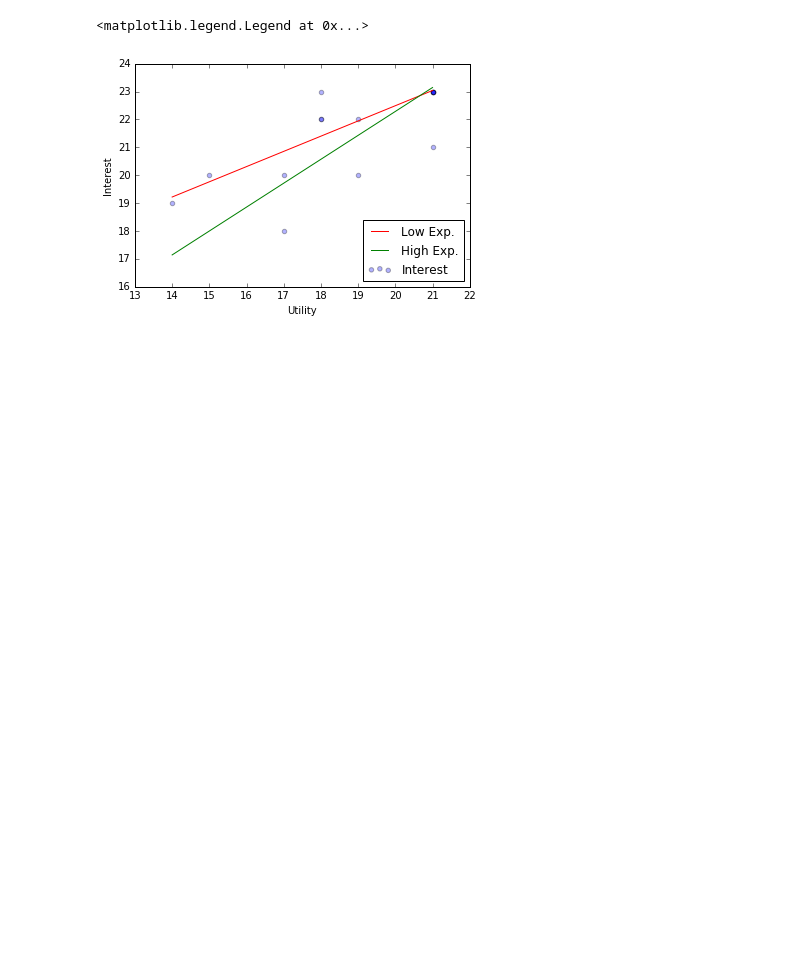
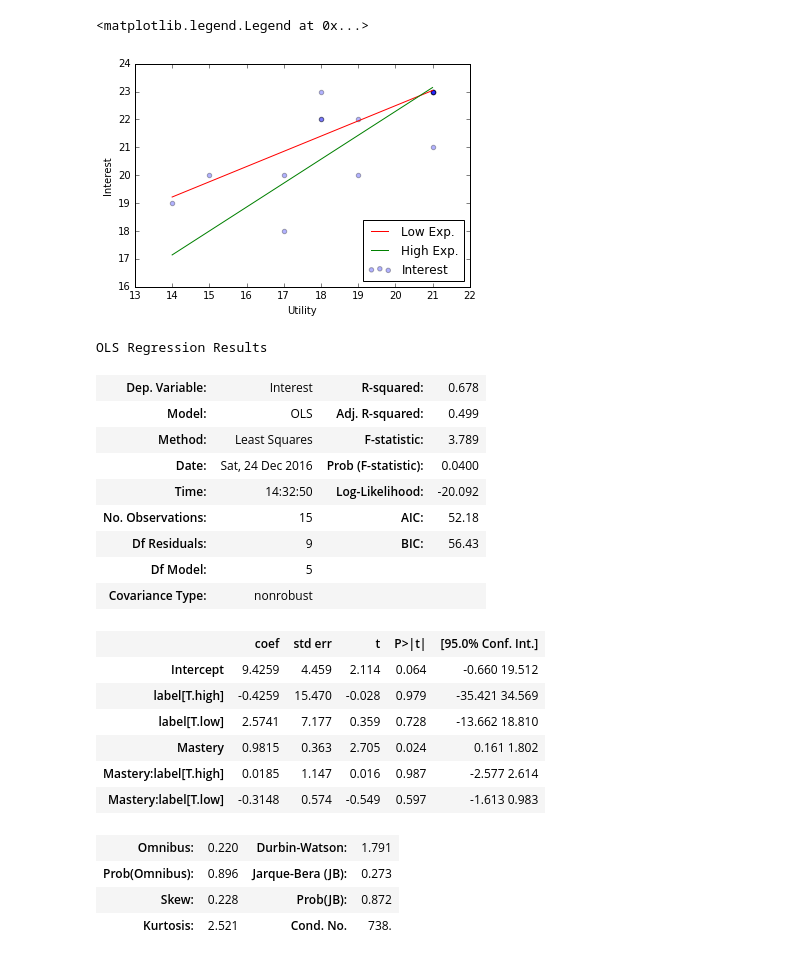
Before and after one commit to rubenpinzon/NumeracyIntervention, a Jupyter notebook: Data Analysis.ipynb, the cells around one changed output. Cells and saved outputs as stored; diff of their text form; code cells hidden in the pictures; blank space fills up the shorter version.

```diff
--- a/Data Analysis.ipynb
+++ b/Data Analysis.ipynb
@@ -417,3 +453,27 @@ plt.legend(loc=4)
 # %% [output]
 <matplotlib.legend.Legend at 0x...>
 [figure]
+# %%
+mulEst3.summary()
+# %% [output]
+OLS Regression Results
+| Dep. Variable: | Interest | R-squared: | 0.678 |
+| Model: | OLS | Adj. R-squared: | 0.499 |
+| Method: | Least Squares | F-statistic: | 3.789 |
+| Date: | Sat, 24 Dec 2016 | Prob (F-statistic): | 0.0400 |
+| Time: | 14:32:50 | Log-Likelihood: | -20.092 |
+| No. Observations: | 15 | AIC: | 52.18 |
+| Df Residuals: | 9 | BIC: | 56.43 |
+| Df Model: | 5 |  |  |
+| Covariance Type: | nonrobust |  |  |
+|  | coef | std err | t | P>|t| | [95.0% Conf. Int.] |
+| Intercept | 9.4259 | 4.459 | 2.114 | 0.064 | -0.660 19.512 |
+| label[T.high] | -0.4259 | 15.470 | -0.028 | 0.979 | -35.421 34.569 |
+| label[T.low] | 2.5741 | 7.177 | 0.359 | 0.728 | -13.662 18.810 |
+| Mastery | 0.9815 | 0.363 | 2.705 | 0.024 | 0.161 1.802 |
+| Mastery:label[T.high] | 0.0185 | 1.147 | 0.016 | 0.987 | -2.577 2.614 |
+| Mastery:label[T.low] | -0.3148 | 0.574 | -0.549 | 0.597 | -1.613 0.983 |
+| Omnibus: | 0.220 | Durbin-Watson: | 1.791 |
+| Prob(Omnibus): | 0.896 | Jarque-Bera (JB): | 0.273 |
+| Skew: | 0.228 | Prob(JB): | 0.872 |
+| Kurtosis: | 2.521 | Cond. No. | 738. |
```
Also changed, not shown: parts of 7 cells of this notebook.
